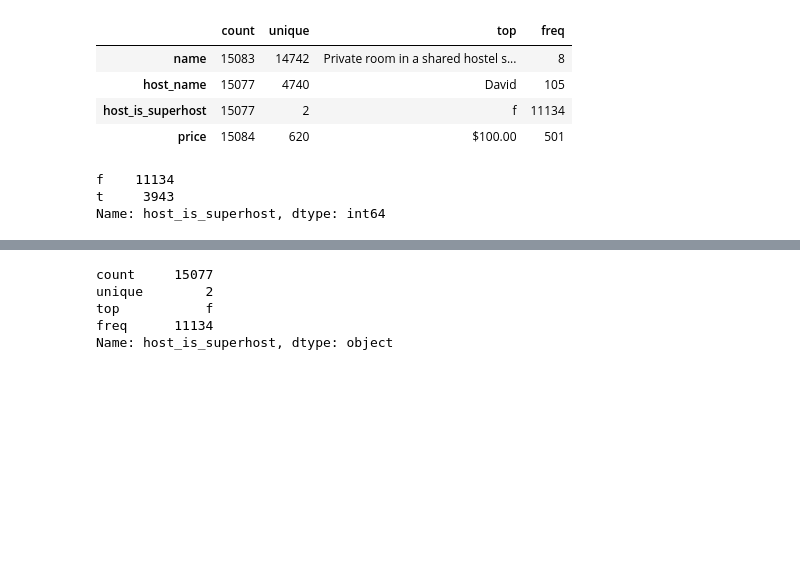
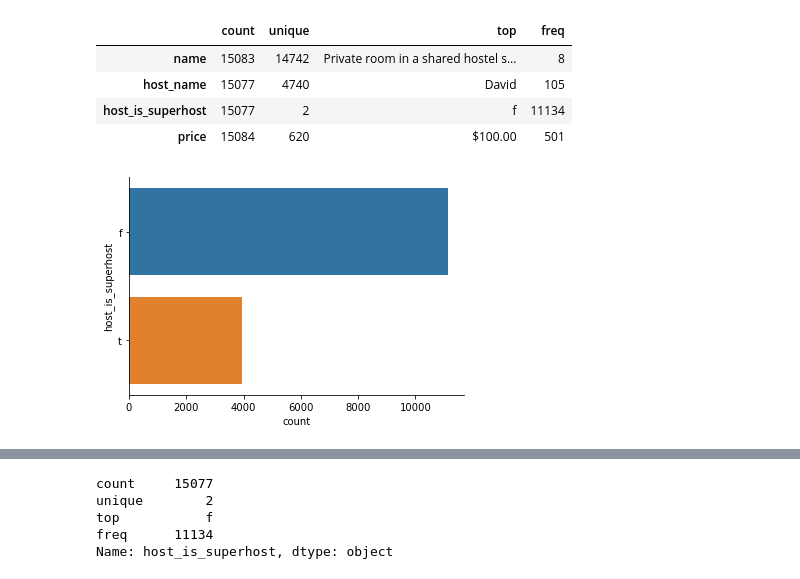
Before and after one commit to data301-2021-winter1/project-group11-project, a Jupyter notebook: notebooks/analysis1.ipynb, the cells around one changed output, grey strips where cells are left out. Drawn from its saved outputs; the diff is of its cells as text; code cells hidden in the pictures; blank space fills up the shorter version.

```diff
--- a/notebooks/analysis1.ipynb
+++ b/notebooks/analysis1.ipynb
@@ -126,9 +158,8 @@ df_temp[['review_scores_cleanliness']].describe(include='float64')
 | host_name | 15077 | 4740 | David | 105 |
 | host_is_superhost | 15077 | 2 | f | 11134 |
 | price | 15084 | 620 | $100.00 | 501 |
-# %%
-df_temp['host_is_superhost'].value_counts()
-# %% [output]
-f    11134
-t     3943
-Name: host_is_superhost, dtype: int64
+# %%
+sns.countplot(y='host_is_superhost',data=df_temp)
+sns.despine()
+# %% [output]
+[figure, added]
```
Also changed, not shown: parts of 17 cells of this notebook.
